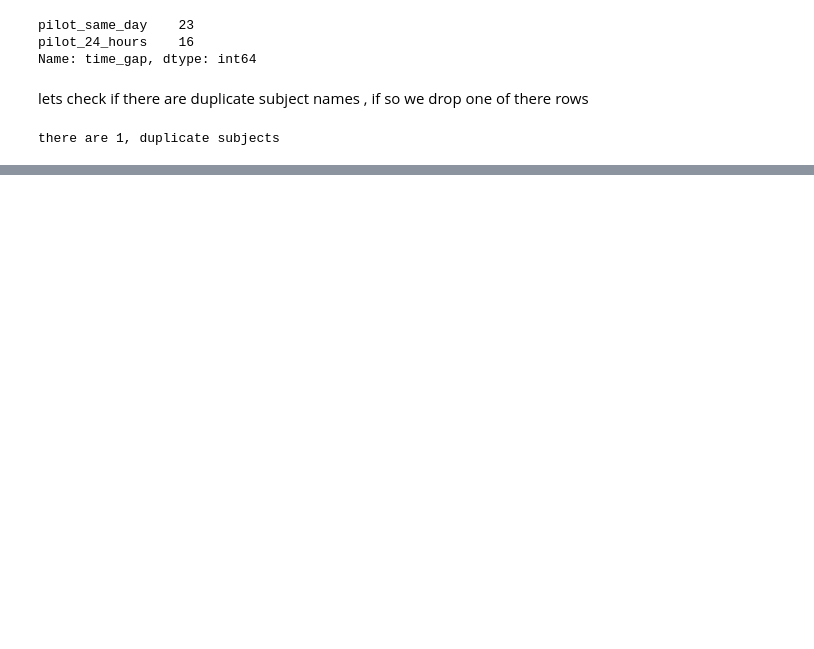
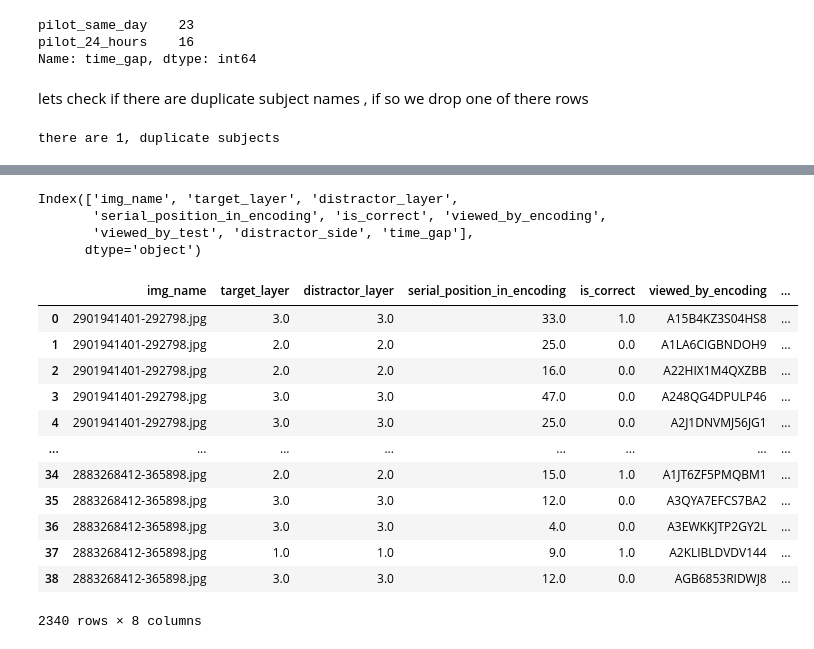
Before and after one commit to edenjenzohar/Visual-memory-task, a Jupyter notebook: analysis/all_time_gaps_anaylsis.ipynb, the cells around one changed output, grey strips where cells are left out. Saved outputs shown, nothing was run; the diff lists cells and outputs as text; code cells hidden in the pictures; blank space fills up the shorter version.

```diff
--- a/analysis/all_time_gaps_anaylsis.ipynb
+++ b/analysis/all_time_gaps_anaylsis.ipynb
@@ -85,0 +199,23 @@ Text(0.5, 0.98, 'Memory preformance')
+# %%
+images_position_accuracy_df.columns
+# %% [output]
+Index(['img_name', 'target_layer', 'distractor_layer',
+       'serial_position_in_encoding', 'is_correct', 'viewed_by_encoding',
+       'viewed_by_test', 'distractor_side', 'time_gap'],
+      dtype='object')
+# %%
+images_position_accuracy_df
+# %% [output]
+|  | img_name | target_layer | distractor_layer | serial_position_in_encoding | is_correct | viewed_by_encoding | ... |
+| 0 | 2901941401-292798.jpg | 3.0 | 3.0 | 33.0 | 1.0 | A15B4KZ3S04HS8 | ... |
+| 1 | 2901941401-292798.jpg | 2.0 | 2.0 | 25.0 | 0.0 | A1LA6CIGBNDOH9 | ... |
+| 2 | 2901941401-292798.jpg | 2.0 | 2.0 | 16.0 | 0.0 | A22HIX1M4QXZBB | ... |
+| 3 | 2901941401-292798.jpg | 3.0 | 3.0 | 47.0 | 0.0 | A248QG4DPULP46 | ... |
+| 4 | 2901941401-292798.jpg | 3.0 | 3.0 | 25.0 | 0.0 | A2J1DNVMJ56JG1 | ... |
+| ... | ... | ... | ... | ... | ... | ... | ... |
+| 34 | 2883268412-365898.jpg | 2.0 | 2.0 | 15.0 | 1.0 | A1JT6ZF5PMQBM1 | ... |
+| 35 | 2883268412-365898.jpg | 3.0 | 3.0 | 12.0 | 0.0 | A3QYA7EFCS7BA2 | ... |
+| 36 | 2883268412-365898.jpg | 3.0 | 3.0 | 4.0 | 0.0 | A3EWKKJTP2GY2L | ... |
+| 37 | 2883268412-365898.jpg | 1.0 | 1.0 | 9.0 | 1.0 | A2KLIBLDVDV144 | ... |
+| 38 | 2883268412-365898.jpg | 3.0 | 3.0 | 12.0 | 0.0 | AGB6853RIDWJ8 | ... |
+2340 rows × 8 columns
```
Also changed, not shown: parts of 11 cells of this notebook.
